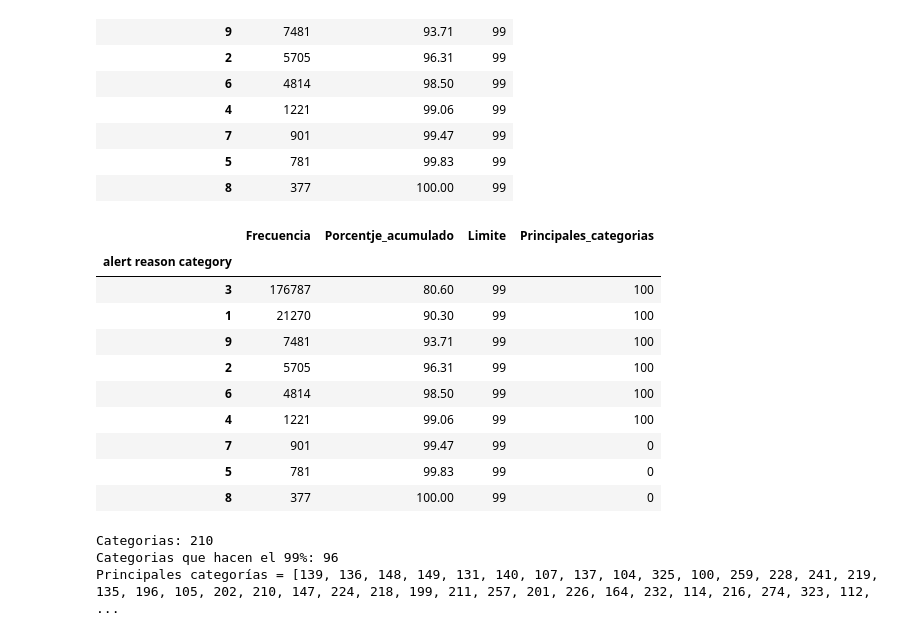
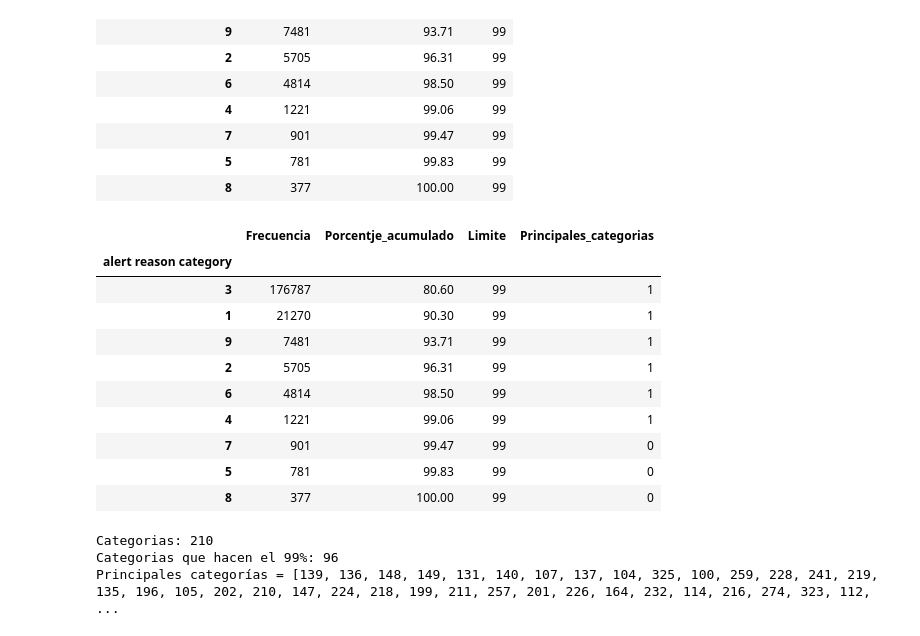
Before and after one commit to AnIsAsPe/Regresion-Robusta-para-estimar-tiempo-de-respuesta-de-un-servicio-de-emergencia, a Jupyter notebook: Notebooks/1_Response_time_Paris_Fire_Brigade.ipynb, the cells around one changed output. Saved outputs shown, nothing was run; the diff lists cells and outputs as text; code cells hidden in the pictures.

```diff
--- a/Notebooks/1_Response_time_Paris_Fire_Brigade.ipynb
+++ b/Notebooks/1_Response_time_Paris_Fire_Brigade.ipynb
@@ -184,7 +184,8 @@ df.dtypes
 | delta departure-presentation | int64 |
 dtype: object
 # %%
-categoricas=['alert reason category','location of the event',
+categoricas=['alert reason category',
+             'location of the event',
              'emergency vehicle type']
 df[categoricas] = df[categoricas].astype('object')
 
@@ -353,12 +354,12 @@ plt.show()
 La siguiente celda de código ejemplifica cómo la distribución de la etiqueta sería la misma si los errores fueran aleatorios.
 (Descomenta las líneas y observa las diferencias con los resultados anteriores)
 # %%
-# Creamos una Serie boleana de mismo tamaño que el dataset simulando nulos distribuidos uniformemente.
+# # Creamos una Serie boleana de mismo tamaño que el dataset simulando nulos distribuidos uniformemente.
 
-tam_muestra = 12710
-df['muestra_temp'] = np.where(df.index.isin(df.sample(tam_muestra).index), 1 ,0)
+# tam_muestra = 12710
+# df['muestra_temp'] = np.where(df.index.isin(df.sample(tam_muestra).index), 1 ,0)
 
-sns.boxplot(x = 'muestra_temp' , y = 'delta departure-presentation',
-            hue= 'muestra_temp', data = df,
-            showfliers=False)
-plt.show()
+# sns.boxplot(x = 'muestra_temp' , y = 'delta departure-presentation',
+#             hue= 'muestra_temp', data = df,
+#             showfliers=False)
+# plt.show()
@@ -405,8 +399,11 @@ df['location of the event'].isna().sum()
 # %%
 df['location of the event'] = df['location of the event'].astype('int').astype('object')
 # %%
-# borrar las columnas nulos y muestra_temp
-df = df.drop(['nulos', 'muestra_temp'], axis=1)
+# borrar las columnas nulos
+df = df.drop('nulos', axis=1)
+
+# # borar la columna muestra_temp, en caso de haberla usado
+# df = df.drop('muestra_temp', axis=1)
 # %% [markdown]
 # One hot encoding variables categoricas
 # %%
@@ -444,18 +441,18 @@ pareto_df
 # %%
 pareto_df['Principales_categorias'] = np.where(
     (pareto_df['Limite'] <= pareto_df['Porcentje_acumulado']) &
     (pareto_df['Limite'].shift(1) <= pareto_df['Porcentje_acumulado'].shift(1)),
-      0, 100)
+      0, 1)
 pareto_df
 # %% [output]
 |  | Frecuencia | Porcentje_acumulado | Limite | Principales_categorias |
 | alert reason category |  |  |  |  |
-| 3 | 176787 | 80.60 | 99 | 100 |
-| 1 | 21270 | 90.30 | 99 | 100 |
-| 9 | 7481 | 93.71 | 99 | 100 |
-| 2 | 5705 | 96.31 | 99 | 100 |
-| 6 | 4814 | 98.50 | 99 | 100 |
-| 4 | 1221 | 99.06 | 99 | 100 |
+| 3 | 176787 | 80.60 | 99 | 1 |
+| 1 | 21270 | 90.30 | 99 | 1 |
+| 9 | 7481 | 93.71 | 99 | 1 |
+| 2 | 5705 | 96.31 | 99 | 1 |
+| 6 | 4814 | 98.50 | 99 | 1 |
+| 4 | 1221 | 99.06 | 99 | 1 |
 | 7 | 901 | 99.47 | 99 | 0 |
 | 5 | 781 | 99.83 | 99 | 0 |
 | 8 | 377 | 100.00 | 99 | 0 |
```
Also changed, not shown: parts of 31 cells of this notebook.
